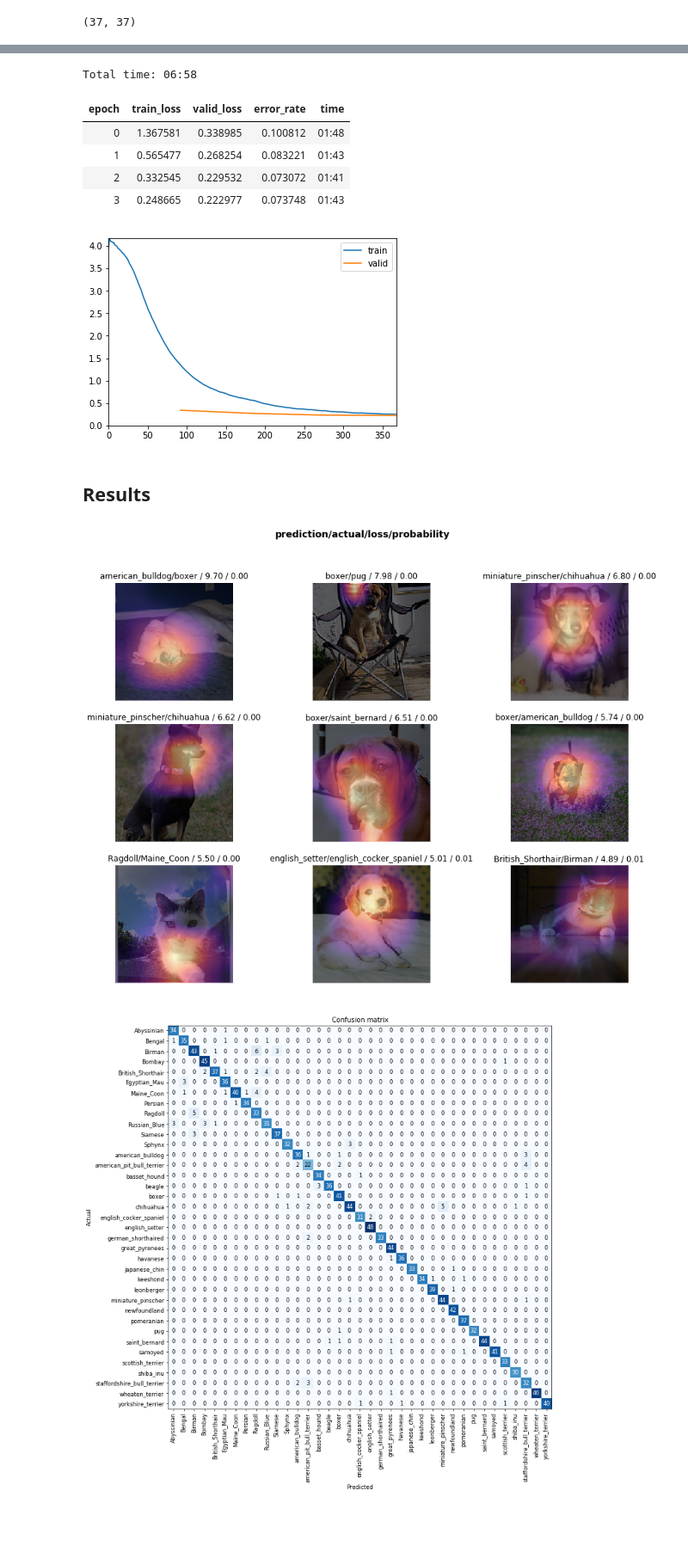
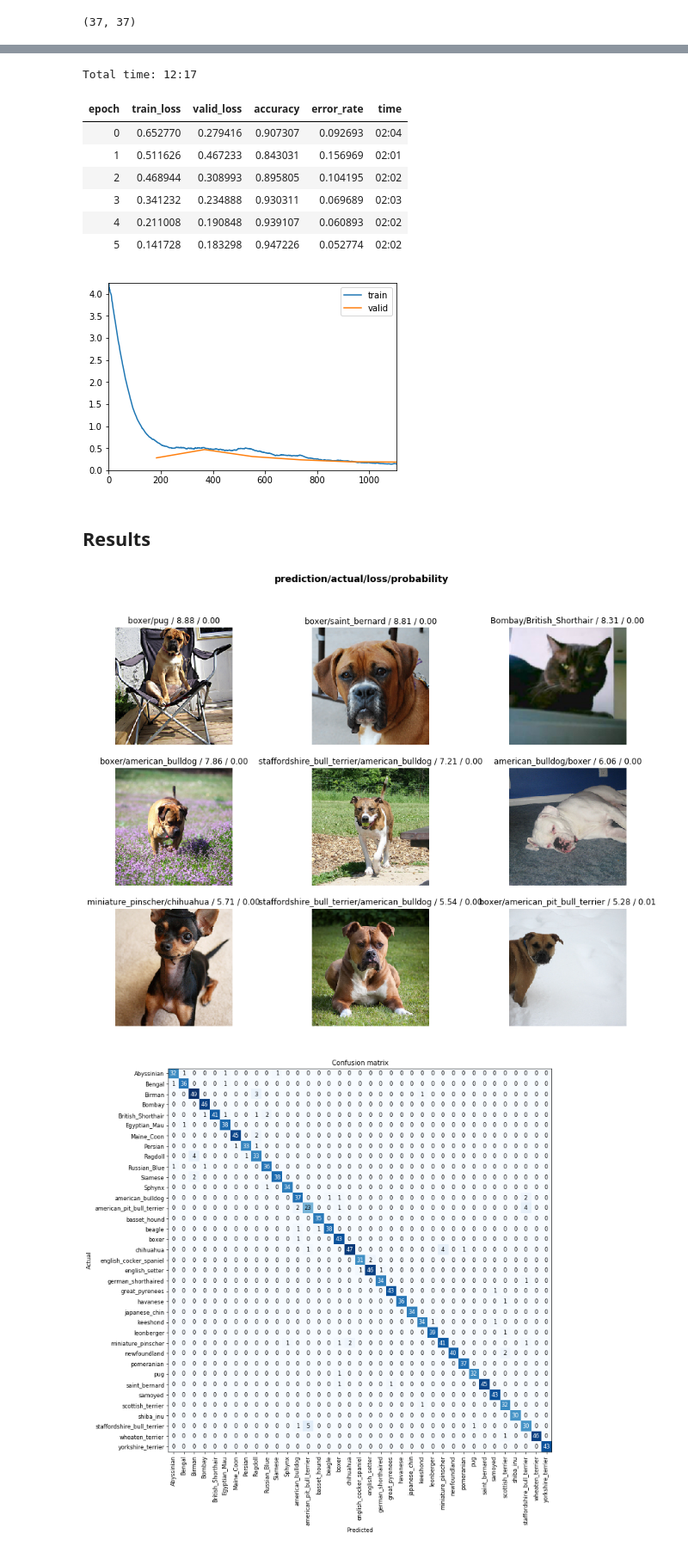
Before and after one commit to Bitterlemon42/nas-referenzmodelle, a Jupyter notebook: Fastai Benchmark Model.ipynb, the cells around one changed output, grey strips where cells are left out. Shown at 86% size. Saved outputs shown, nothing was run; the diff lists cells and outputs as text; code cells hidden in the pictures; blank space fills up the shorter version.

```diff
--- a/Fastai Benchmark Model.ipynb
+++ b/Fastai Benchmark Model.ipynb
@@ -167,5 +138,5 @@ pat = r'/([^/]+)_\d+.jpg$'
 # %%
-data = ImageDataBunch.from_name_re(path_img, fnames, pat, ds_tfms=get_transforms(),size=224)
+data = ImageDataBunch.from_name_re(path_img, fnames, pat, ds_tfms=get_transforms(),size=224, bs=32)
 data.normalize(imagenet_stats)
 # %% [output]
 ImageDataBunch;
@@ -200,2 +170,2 @@ len(data.classes),data.c
 # %%
-learn = cnn_learner(data, models.resnet34, metrics = error_rate, callback_fns=ShowGraph)
+learn = cnn_learner(data, models.resnet50, metrics = [accuracy,error_rate], callback_fns=ShowGraph)
@@ -202,10 +181,12 @@ learn = cnn_learner(data, models.resnet34, metrics = error_rate, callback_fns=Sh
 # %%
-learn.fit_one_cycle(4)
+learn.fit_one_cycle(6, 3e-3)
 # %% [output]
-Total time: 06:58
+Total time: 12:17
-| epoch | train_loss | valid_loss | error_rate | time |
-| 0 | 1.367581 | 0.338985 | 0.100812 | 01:48 |
-| 1 | 0.565477 | 0.268254 | 0.083221 | 01:43 |
-| 2 | 0.332545 | 0.229532 | 0.073072 | 01:41 |
-| 3 | 0.248665 | 0.222977 | 0.073748 | 01:43 |
+| epoch | train_loss | valid_loss | accuracy | error_rate | time |
+| 0 | 0.652770 | 0.279416 | 0.907307 | 0.092693 | 02:04 |
+| 1 | 0.511626 | 0.467233 | 0.843031 | 0.156969 | 02:01 |
+| 2 | 0.468944 | 0.308993 | 0.895805 | 0.104195 | 02:02 |
+| 3 | 0.341232 | 0.234888 | 0.930311 | 0.069689 | 02:03 |
+| 4 | 0.211008 | 0.190848 | 0.939107 | 0.060893 | 02:02 |
+| 5 | 0.141728 | 0.183298 | 0.947226 | 0.052774 | 02:02 |
-[figure, old version]
+[figure, new version]
@@ -216,9 +195,9 @@ learn.save('stage-1')
 # %%
 interp = ClassificationInterpretation.from_learner(learn)
 # %%
-interp.plot_top_losses(9,figsize=(15,11))
+interp.plot_top_losses(9,figsize=(15,11),heatmap=False)
 # %% [output]
-[figure, old version]
+[figure, new version]
 # %%
 interp.plot_confusion_matrix(figsize=(12,12), dpi=60)
 # %% [output]
```
Also changed, not shown: parts of 44 cells of this notebook.
